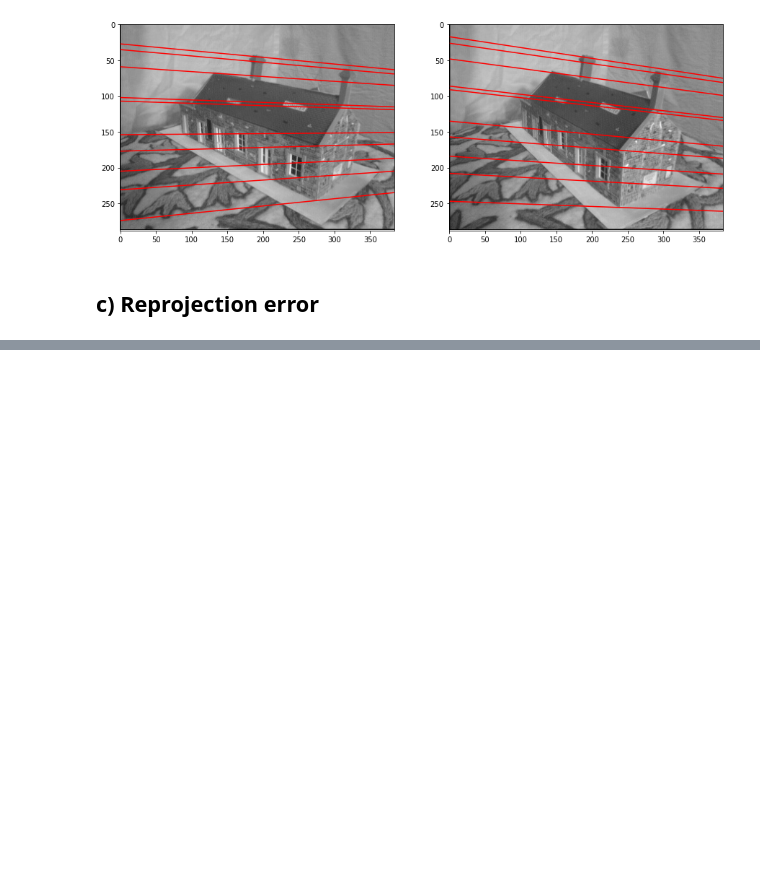
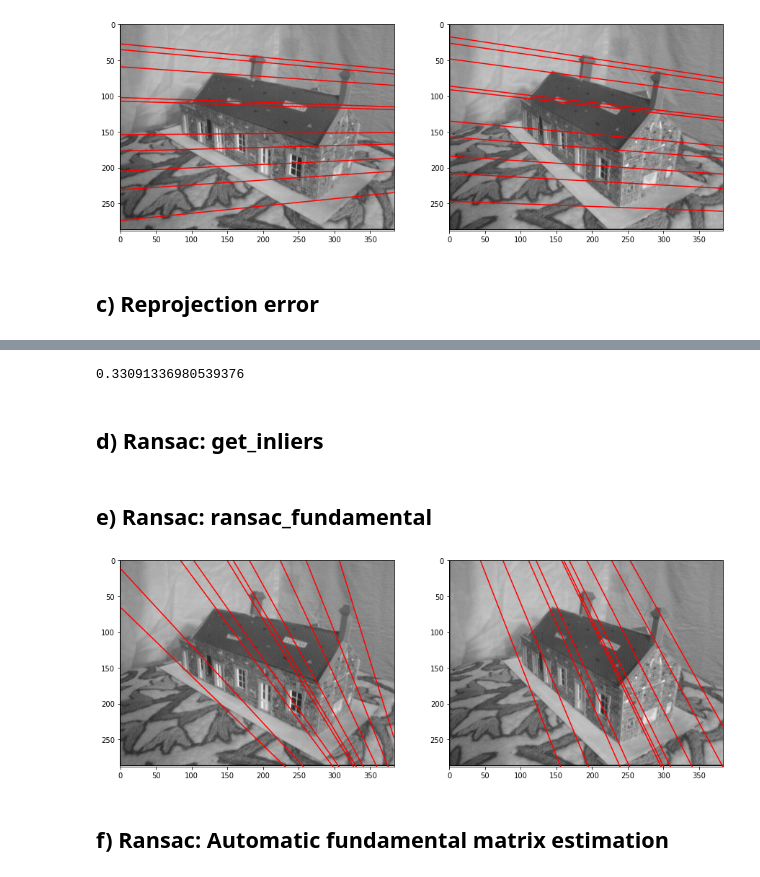
Before and after one commit to gendestry/UZ_Naloga5, a Jupyter notebook: assignment.ipynb, the cells around one changed output, grey strips where cells are left out. Drawn from its saved outputs; the diff is of its cells as text; code cells hidden in the pictures; blank space fills up the shorter version.

```diff
--- a/assignment.ipynb
+++ b/assignment.ipynb
@@ -114,0 +129,13 @@ plt.show()
+# %%
+error = 0
+counter = 0
+for x1, x2 in zip(house_points_1, house_points_2):
+	err = reprojection_error(x1, x2, house_points_F)
+	error += err
+	counter += 1
+
+print(error / counter)
+# %% [output]
+0.33091336980539376
+# %% [markdown]
+## d) Ransac: get_inliers
@@ -114,0 +153,44 @@ plt.show()
+# %% [markdown]
+## e) Ransac: ransac_fundamental
+# %%
+def ransac_fundamental(in_points, k, threshold):
+	max_inliers = np.array([])
+	max_F = 0
+	for i in range(k):
+		points = in_points[np.random.choice(range(len(in_points)), 8, replace=False)]
+		points_1 = points[:,0:2]
+		points_2 = points[:,2:4]
+		F_mat = fundamental_matrix(points_1, points_2)
+		inliers = get_inliers(F_mat, points, threshold)
+		if inliers.shape[0] >= max_inliers.shape[0]:
+			max_inliers = inliers
+			inl1 = inliers[:,0:2]
+			inl2 = inliers[:,2:4]
+			max_F = fundamental_matrix(inl1, inl2)
+	return max_F
+# %%
+house_matches = np.array(open('data/epipolar/house_matches.txt', 'r').read().split()).reshape(-1,4).astype(np.float64)
+house_matches_1 = house_matches[:,0:2]
+house_matches_2 = house_matches[:,2:4]
+
+ransac_F = ransac_fundamental(house_matches, 100, 2)
+
+plt.figure(figsize=(15, 10))
+plt.subplot(1,2,1), plt.imshow(house1, cmap='gray')
+h, w = house1.shape
+for px, py in house_points_2:
+	e = np.array([px, py, 1])
+	l = ransac_F.T @ e
+	draw_epiline(l, h, w)
+
+plt.subplot(1,2,2), plt.imshow(house2, cmap='gray')
+h, w = house2.shape
+for px, py in house_points_1:
+	e = np.array([px, py, 1])
+	l = ransac_F @ e
+	draw_epiline(l, h, w)
+plt.show()
+# %% [output]
+[figure, added]
+# %% [markdown]
+## f) Ransac: Automatic fundamental matrix estimation
```
Also changed, not shown: parts of 4 cells of this notebook.
